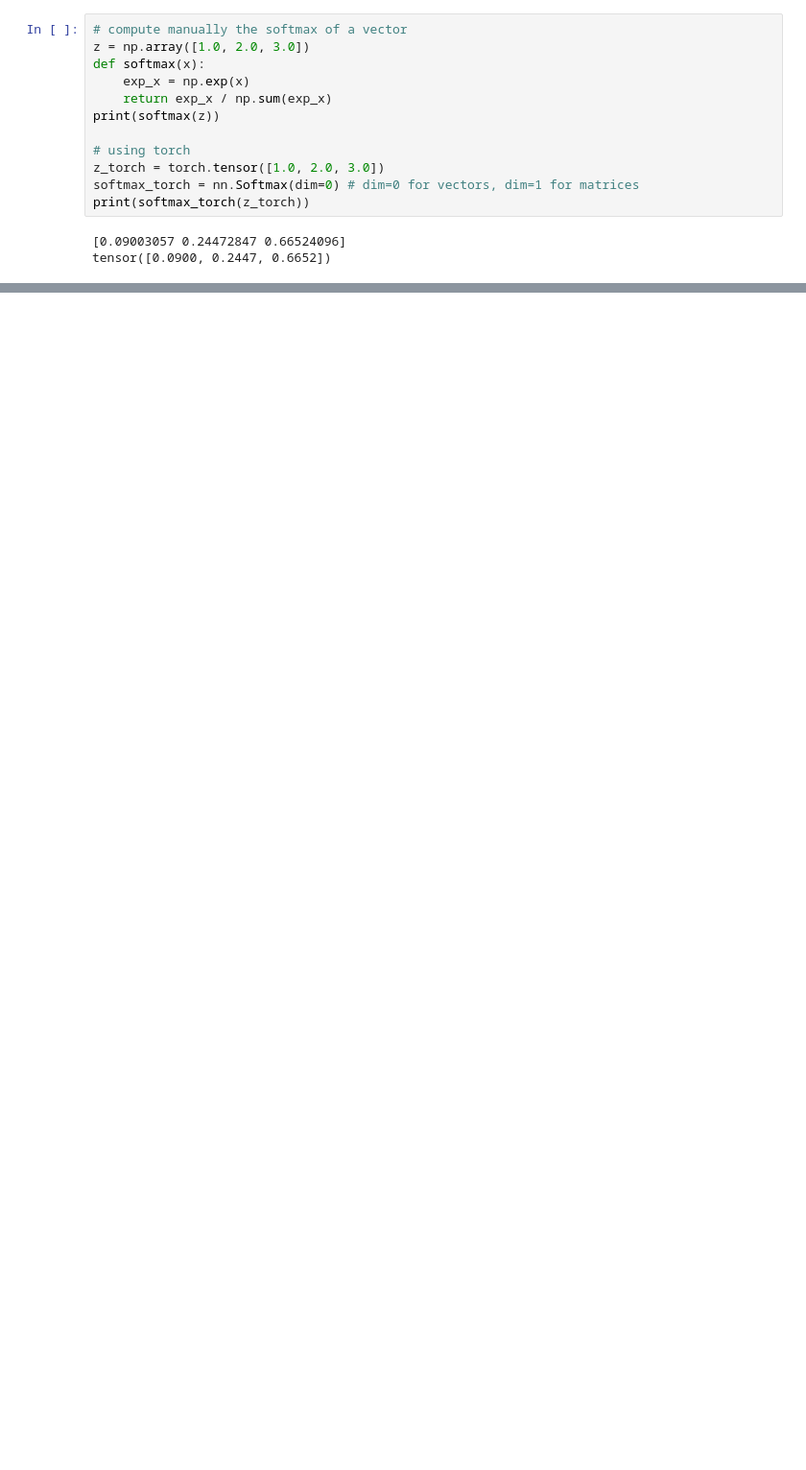
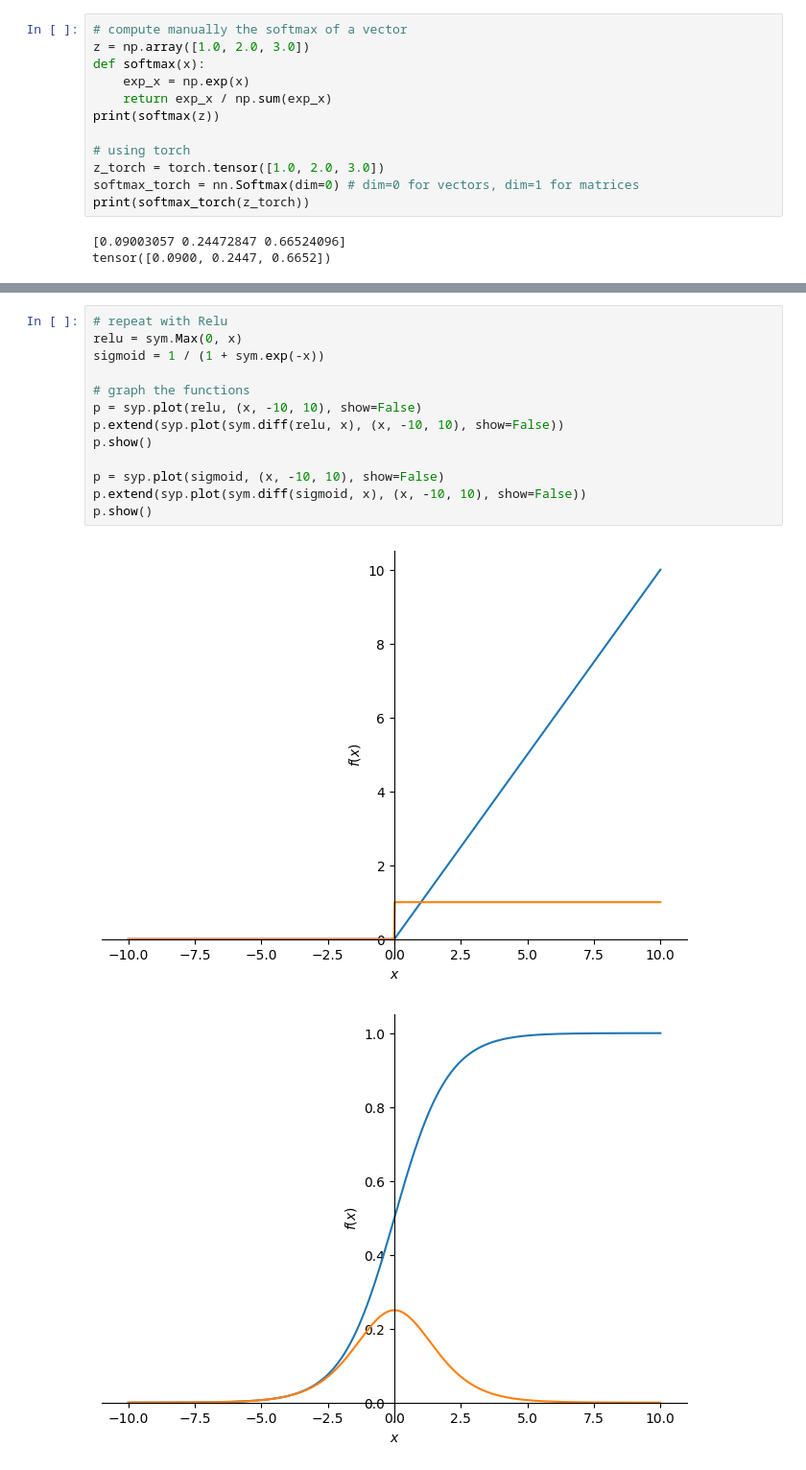
Before and after one commit to pablogasco1/deep-learning, a Jupyter notebook: notebooks/math_operations.ipynb, the cells around one changed output, grey strips where cells are left out. Shown at 96% size. Drawn from its saved outputs; the diff is of its cells as text; blank space fills up the shorter version.

```diff
--- a/notebooks/math_operations.ipynb
+++ b/notebooks/math_operations.ipynb
@@ -120,0 +277,16 @@ plt.plot(z, softmax(z), "ko")
+# %%
+# repeat with Relu
+relu = sym.Max(0, x)
+sigmoid = 1 / (1 + sym.exp(-x))
+
+# graph the functions
+p = syp.plot(relu, (x, -10, 10), show=False)
+p.extend(syp.plot(sym.diff(relu, x), (x, -10, 10), show=False))
+p.show()
+
+p = syp.plot(sigmoid, (x, -10, 10), show=False)
+p.extend(syp.plot(sym.diff(sigmoid, x), (x, -10, 10), show=False))
+p.show()
+# %% [output]
+[figure, added]
+[figure, added]
```
Also changed, not shown: parts of 20 cells of this notebook, 2 other files.
